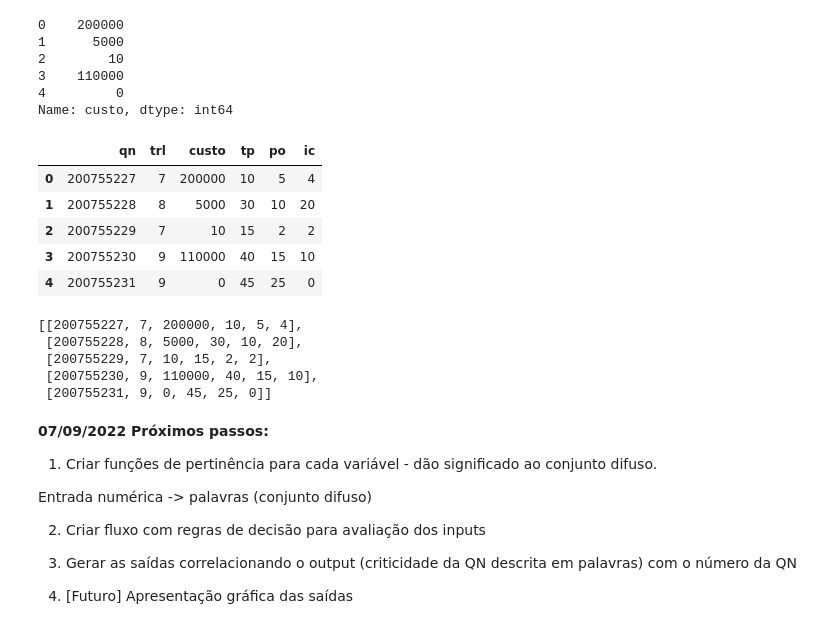
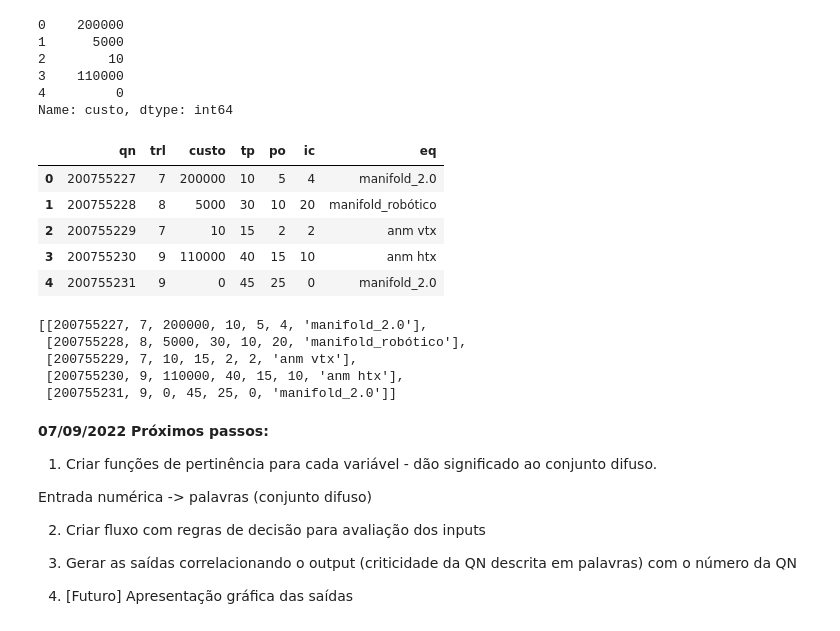
Before and after one commit to Karinagkarim/TFMC_teste_Karina_Gomes, a Jupyter notebook: CNQ_TFMC.ipynb, the cells around one changed output. Cells and saved outputs as stored; diff of their text form; code cells hidden in the pictures.

```diff
--- a/CNQ_TFMC.ipynb
+++ b/CNQ_TFMC.ipynb
@@ -41,30 +41,31 @@ Name: custo, dtype: int64
 # %%
 # Criando data frame (tipo de dado do Pandas) personalizado
 df_data = pd.DataFrame({"qn": df['qn'],
                         "trl": df['trl'],
                         "custo": df['custo'],
                         "tp": df['tempo_de_processamento'],
                         "po": df['probabilidade_de_ocorrência'],
-                        "ic": df['impacto_no_cronograma']})
+                        "ic": df['impacto_no_cronograma'],
+                        "eq": df['tipo_equipamento']})
 
 df_data.head()
 # %% [output]
-|  | qn | trl | custo | tp | po | ic |
-| 0 | 200755227 | 7 | 200000 | 10 | 5 | 4 |
-| 1 | 200755228 | 8 | 5000 | 30 | 10 | 20 |
-| 2 | 200755229 | 7 | 10 | 15 | 2 | 2 |
-| 3 | 200755230 | 9 | 110000 | 40 | 15 | 10 |
-| 4 | 200755231 | 9 | 0 | 45 | 25 | 0 |
+|  | qn | trl | custo | tp | po | ic | eq |
+| 0 | 200755227 | 7 | 200000 | 10 | 5 | 4 | manifold_2.0 |
+| 1 | 200755228 | 8 | 5000 | 30 | 10 | 20 | manifold_robótico |
+| 2 | 200755229 | 7 | 10 | 15 | 2 | 2 | anm vtx |
+| 3 | 200755230 | 9 | 110000 | 40 | 15 | 10 | anm htx |
+| 4 | 200755231 | 9 | 0 | 45 | 25 | 0 | manifold_2.0 |
 # %%
 # Transformando o dat frame em lista (tipo de dado primitivo, da própria linguagem)
 valores_de_entrada = df_data.values.tolist()
 valores_de_entrada
 # %% [output]
-[[200755227, 7, 200000, 10, 5, 4],
- [200755228, 8, 5000, 30, 10, 20],
- [200755229, 7, 10, 15, 2, 2],
- [200755230, 9, 110000, 40, 15, 10],
- [200755231, 9, 0, 45, 25, 0]]
+[[200755227, 7, 200000, 10, 5, 4, 'manifold_2.0'],
+ [200755228, 8, 5000, 30, 10, 20, 'manifold_robótico'],
+ [200755229, 7, 10, 15, 2, 2, 'anm vtx'],
+ [200755230, 9, 110000, 40, 15, 10, 'anm htx'],
+ [200755231, 9, 0, 45, 25, 0, 'manifold_2.0']]
 # %% [markdown]
 **07/09/2022 Próximos passos:**
 
```
Also changed, not shown: parts of 11 cells of this notebook.
